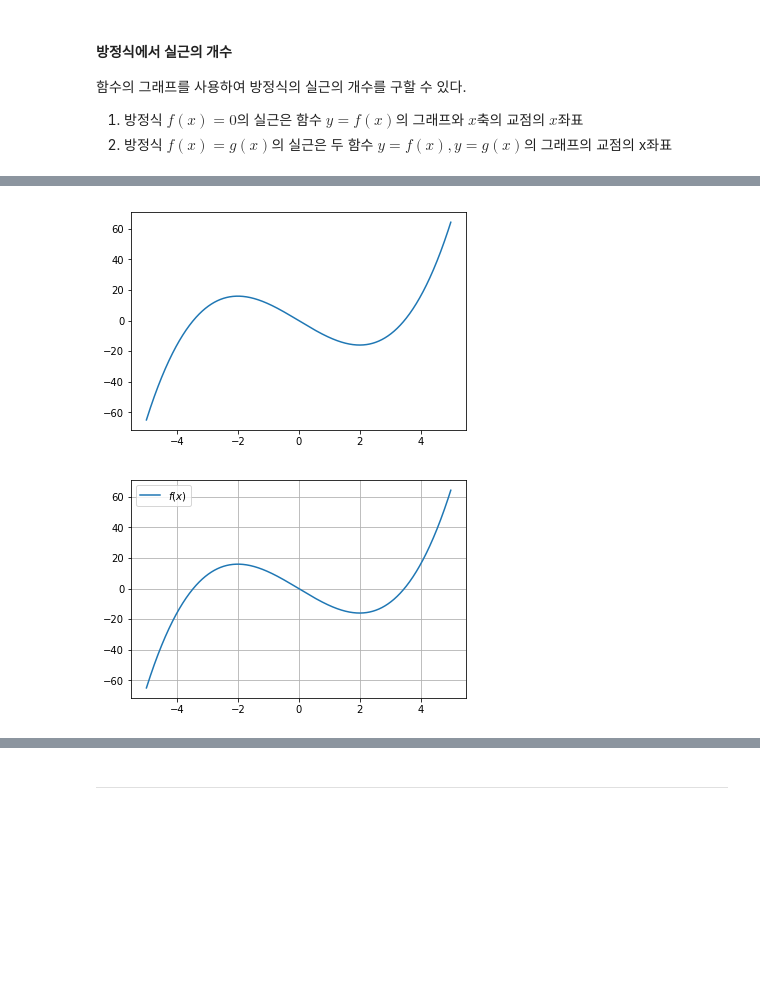
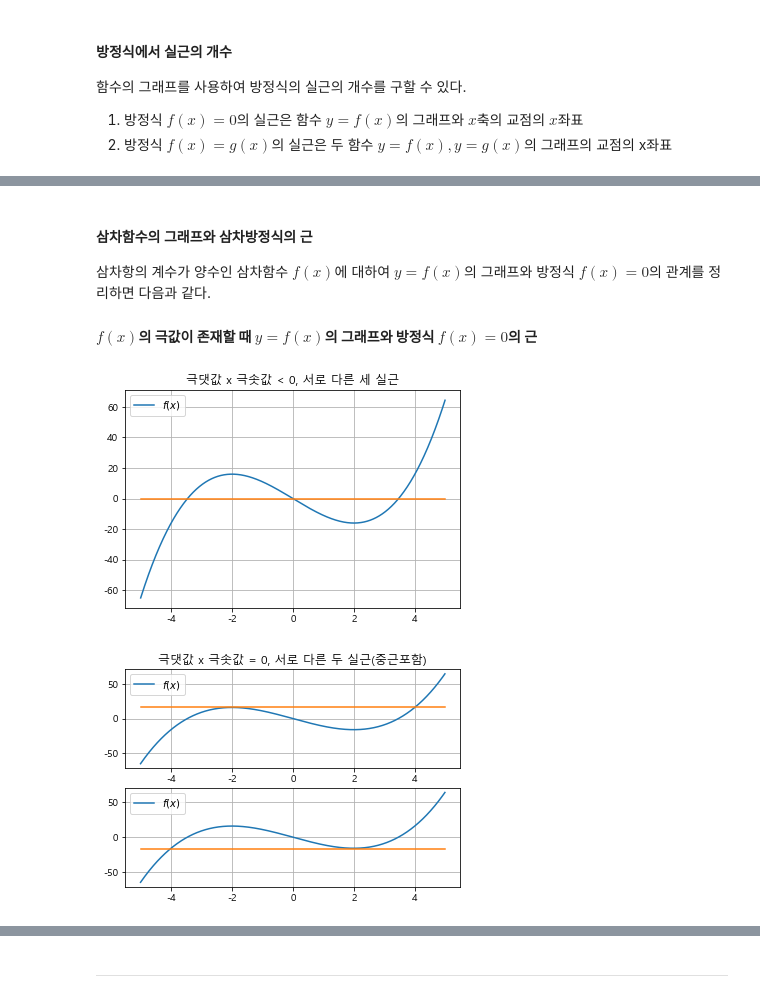
Before and after one commit to ecjang/pages, a Jupyter notebook: Math/[Statistic]_05_Use of Derivatives2.ipynb, the cells around one changed output, grey strips where cells are left out. Saved outputs shown, nothing was run; the diff lists cells and outputs as text; code cells hidden in the pictures; blank space fills up the shorter version.

```diff
--- a/Math/[Statistic]_05_Use of Derivatives2.ipynb
+++ b/Math/[Statistic]_05_Use of Derivatives2.ipynb
@@ -62,16 +57,36 @@ SyntaxError: invalid syntax (<ipython-input-53-05fa2a78e8ee>, line 1)
+# %% [markdown]
+#### 삼차함수의 그래프와 삼차방정식의 근
+삼차항의 계수가 양수인 삼차함수 $f(x)$에 대하여 $y=f(x)$의 그래프와 방정식 $f(x)=0$의 관계를 정리하면 다음과 같다.
+
+#### **$f(x)$의 극값이 존재할 때 $y=f(x)$의 그래프와 방정식 $f(x)=0$의 근**
+# %%
+from matplotlib import rc, font_manager
+import matplotlib as mpl
+rc('font', family="Malgun Gothic")
+mpl.rcParams['axes.unicode_minus'] = False
 # %%
 x = np.arange(-5,5, 0.01)
-plt.figure(1)
 plt.plot(x, x**3 - 12*x  , label="$f(x)$")
-
-
-plt.figure(2)
-plt.plot(x, x**3 - 12*x  , label="$f(x)$")
-
-
+plt.plot(x, 0*x)
+plt.title('극댓값 x 극솟값 < 0, 서로 다른 세 실근')
 plt.grid()
 plt.legend()
 plt.show()
 # %% [output]
-[figure, old version]
+[figure, new version]
-[figure, removed]
+# %%
+x = np.arange(-5,5, 0.01)
+plt.subplot(211)
+plt.plot(x, x**3 - 12*x  , label="$f(x)$")
+plt.title('극댓값 x 극솟값 = 0, 서로 다른 두 실근(중근포함)')
+plt.plot(x, 0*x+17)
+plt.grid(); plt.legend()
+
+
+plt.subplot(212)
+plt.plot(x, x**3 - 12*x  , label="$f(x)$")
+plt.plot(x, 0*x-17)
+plt.grid(); plt.legend()
+plt.show()
+# %% [output]
+[figure, added]
```
Also changed, not shown: parts of 6 cells of this notebook.
